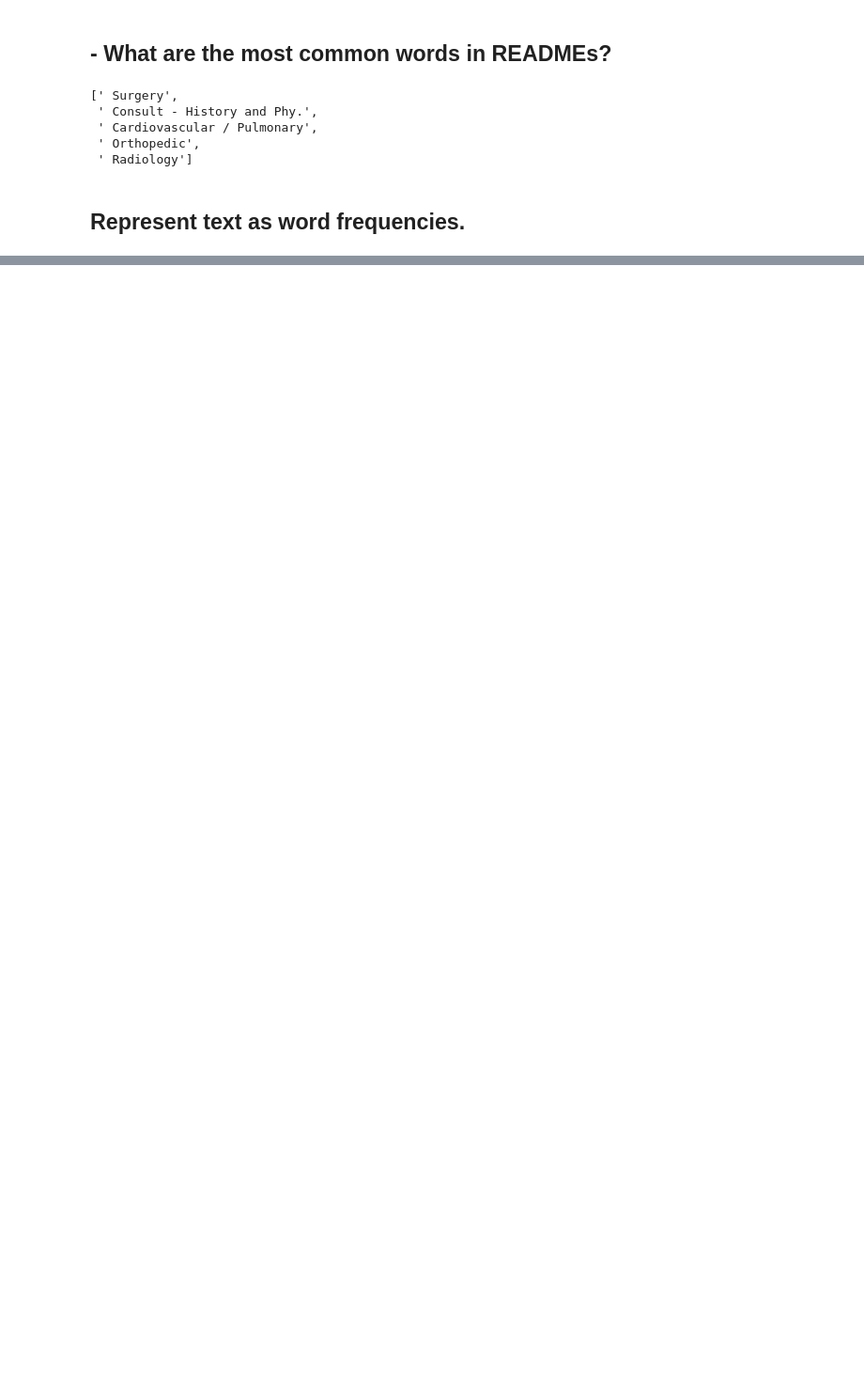
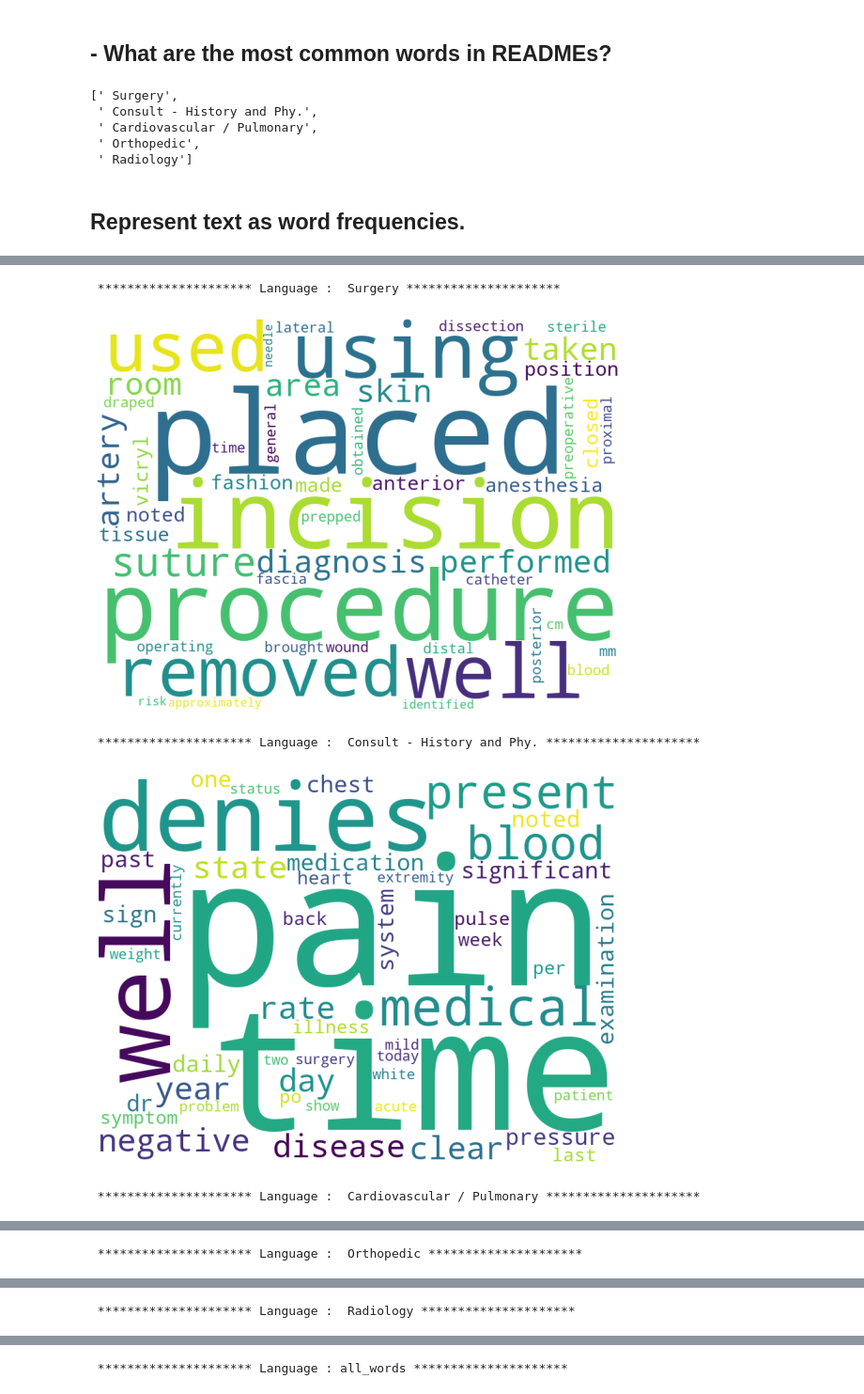
Before and after one commit to cindyvillanuevads/project_medical_text, a Jupyter notebook: initial_notebook.ipynb, the cells around one changed output, grey strips where cells are left out. Shown at 94% size. Saved outputs shown, nothing was run; the diff lists cells and outputs as text; code cells hidden in the pictures; blank space fills up the shorter version.

```diff
--- a/initial_notebook.ipynb
+++ b/initial_notebook.ipynb
@@ -337,0 +340,11 @@ Note : here we can check igf we can use some words as stop words like "patient",
+# %%
+for col in word_counts.columns:
+    print (f' ********************* Language : {col} *********************')
+    ex.wordcloud_top(word_counts, col ,50)
+    print(' ')
+# %% [output]
+ ********************* Language :  Surgery *********************
+[figure, added]
+ ********************* Language :  Consult - History and Phy. *********************
+[figure, added]
+ ********************* Language :  Cardiovascular / Pulmonary *********************
@@ -337,0 +352 @@ Note : here we can check igf we can use some words as stop words like "patient",
+ ********************* Language :  Orthopedic *********************
@@ -337,0 +354 @@ Note : here we can check igf we can use some words as stop words like "patient",
+ ********************* Language :  Radiology *********************
@@ -337,0 +356 @@ Note : here we can check igf we can use some words as stop words like "patient",
+ ********************* Language : all_words *********************
```
Also changed, not shown: parts of 15 cells of this notebook.
